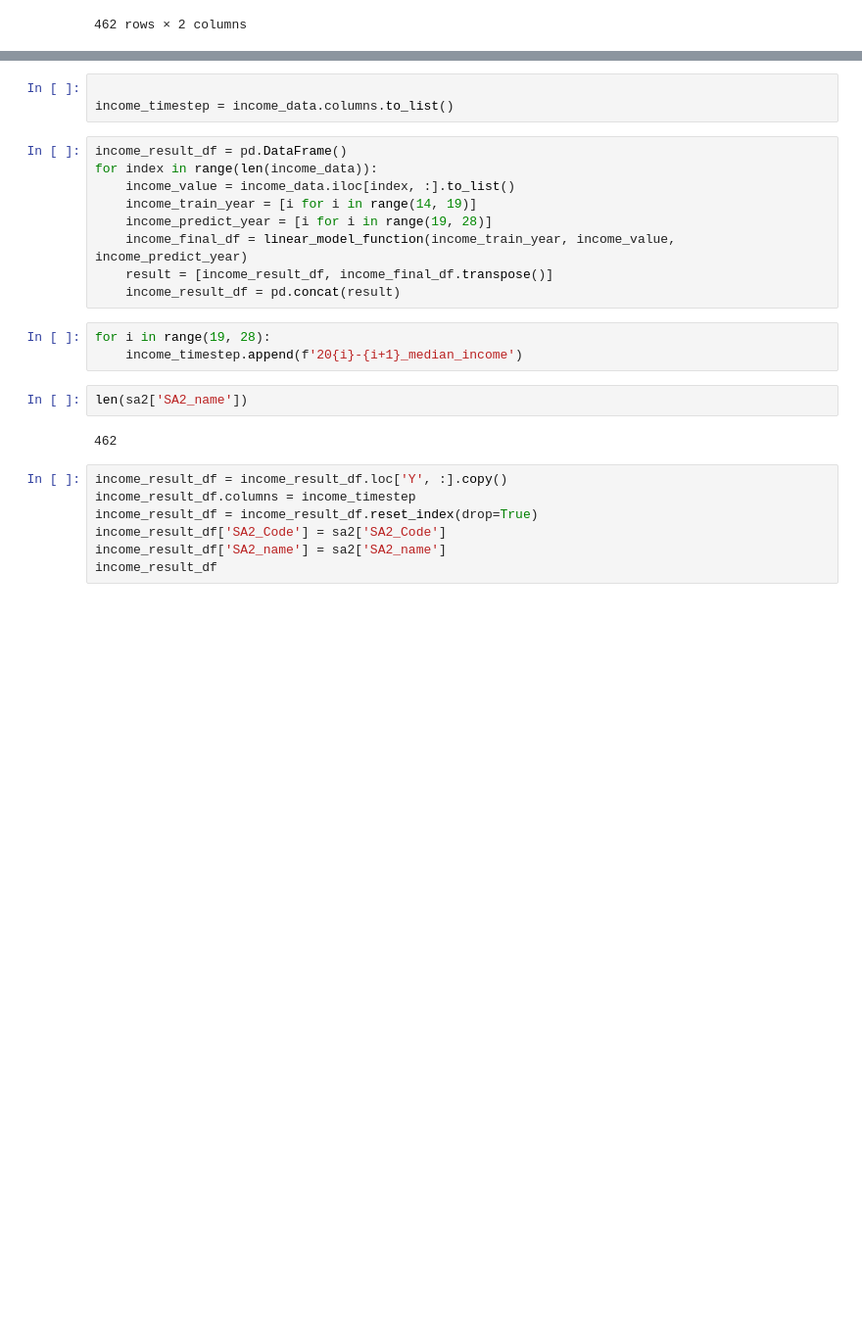
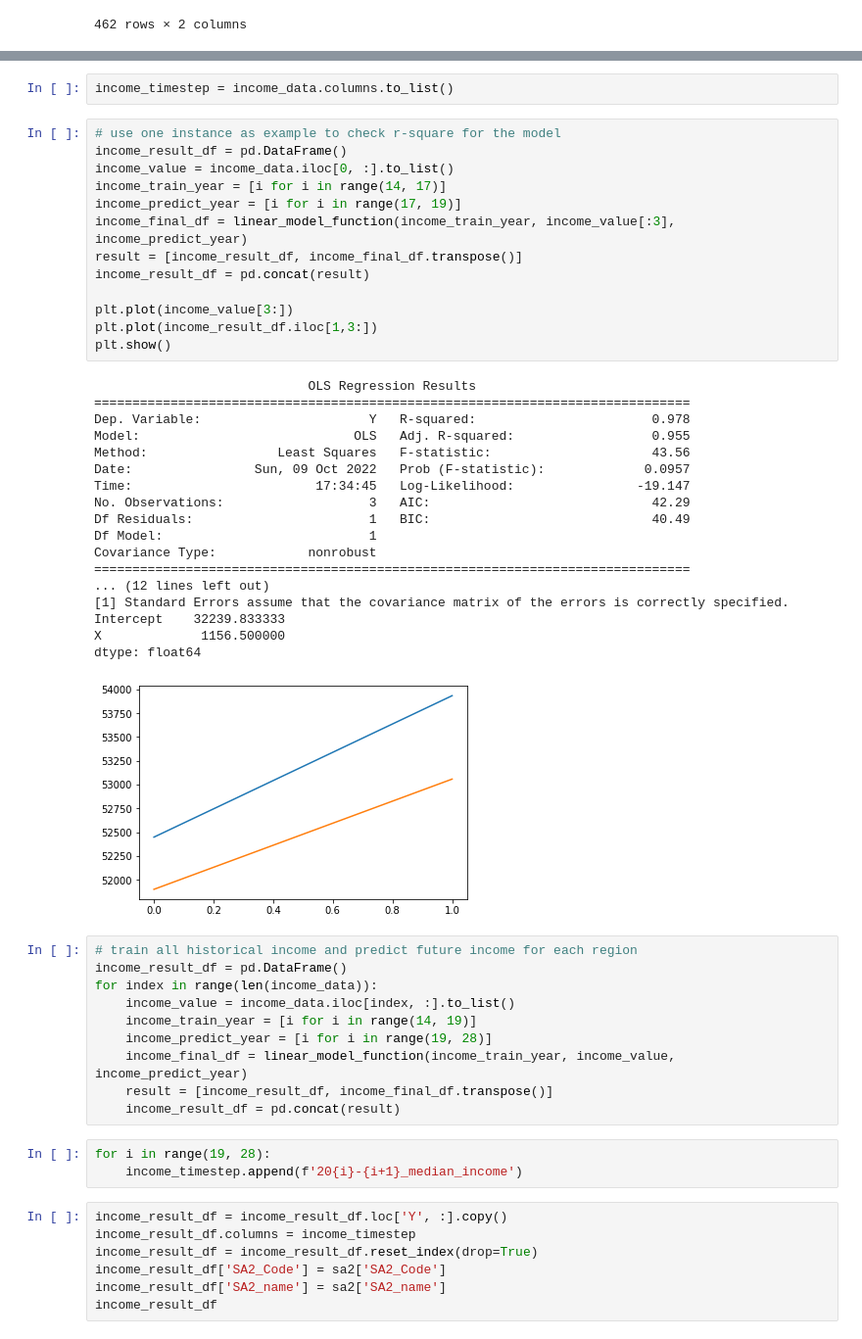
Before and after one commit to MAST30034-Applied-Data-Science/generic-real-estate-consulting-project-group-1-iron-data-man, a Jupyter notebook: notebooks/Modelling.ipynb, the cells around one changed output, grey strips where cells are left out. Shown at 98% size. Saved outputs shown, nothing was run; the diff lists cells and outputs as text; blank space fills up the shorter version.

Commit message:
clean model notebook

```diff
--- a/notebooks/Modelling.ipynb
+++ b/notebooks/Modelling.ipynb
@@ -972,7 +976,39 @@ plt.show()
 # %%
-
 income_timestep = income_data.columns.to_list()
+# %%
+# use one instance as example to check r-square for the model
+income_result_df = pd.DataFrame()
+income_value = income_data.iloc[0, :].to_list()
+income_train_year = [i for i in range(14, 17)]
+income_predict_year = [i for i in range(17, 19)]
+income_final_df = linear_model_function(income_train_year, income_value[:3], income_predict_year)
+result = [income_result_df, income_final_df.transpose()]
+income_result_df = pd.concat(result)
+
+plt.plot(income_value[3:])
+plt.plot(income_result_df.iloc[1,3:])
+plt.show()
+# %% [output]
+                            OLS Regression Results
+==============================================================================
+Dep. Variable:                      Y   R-squared:                       0.978
+Model:                            OLS   Adj. R-squared:                  0.955
+Method:                 Least Squares   F-statistic:                     43.56
+Date:                Sun, 09 Oct 2022   Prob (F-statistic):             0.0957
+Time:                        17:34:45   Log-Likelihood:                -19.147
+No. Observations:                   3   AIC:                             42.29
+Df Residuals:                       1   BIC:                             40.49
+Df Model:                           1
+Covariance Type:            nonrobust
+==============================================================================
+... (12 lines left out)
+[1] Standard Errors assume that the covariance matrix of the errors is correctly specified.
+Intercept    32239.833333
+X             1156.500000
+dtype: float64
+[figure, added]
 # %%
+# train all historical income and predict future income for each region
 income_result_df = pd.DataFrame()
 for index in range(len(income_data)):
     income_value = income_data.iloc[index, :].to_list()
@@ -984,10 +1020,6 @@ for index in range(len(income_data)):
 # %%
 for i in range(19, 28):
     income_timestep.append(f'20{i}-{i+1}_median_income')
-# %%
-len(sa2['SA2_name'])
-# %% [output]
-462
 # %%
 income_result_df = income_result_df.loc['Y', :].copy()
 income_result_df.columns = income_timestep
```
Also changed, not shown: parts of 70 cells of this notebook, 1 other file.
